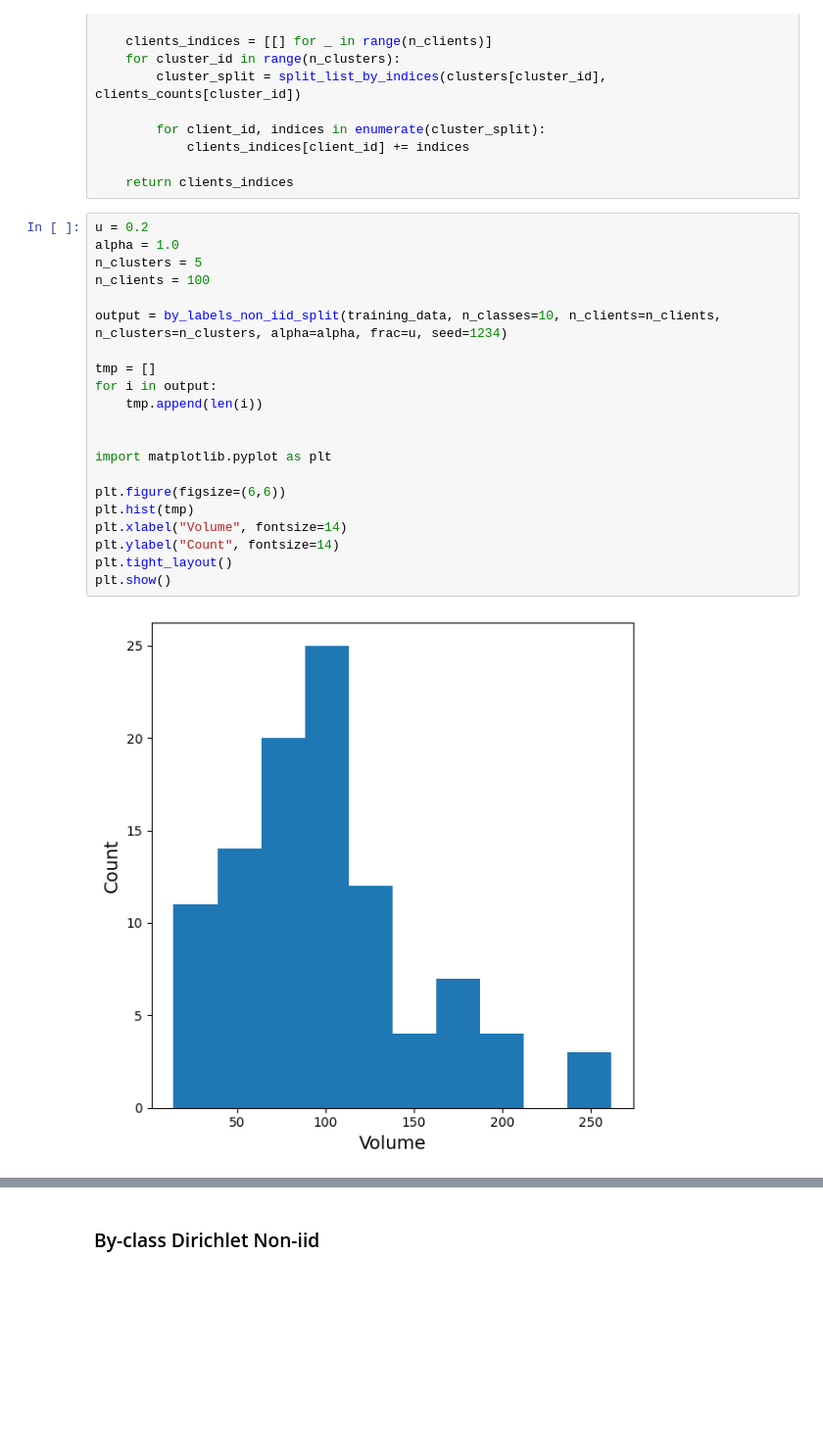
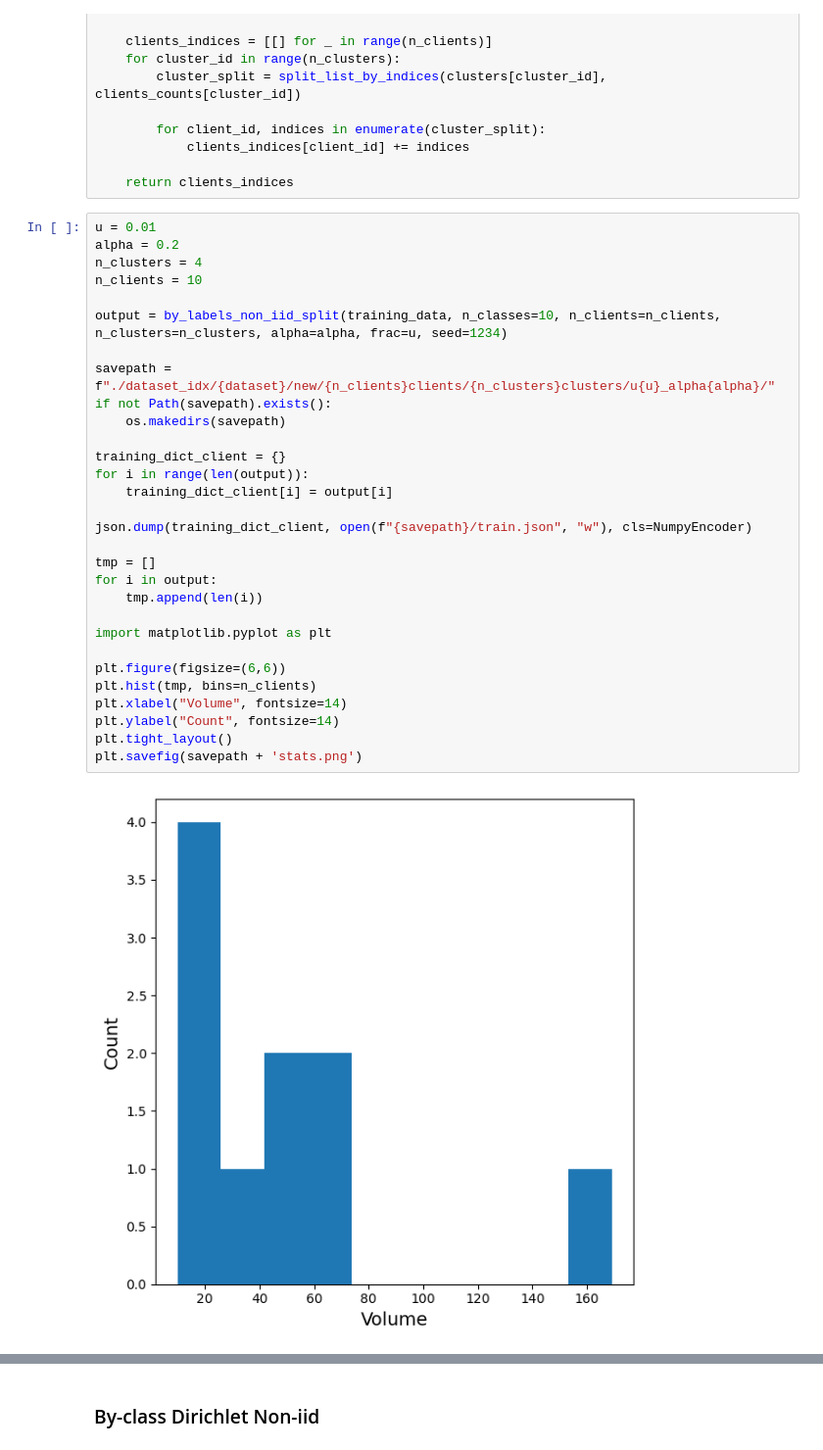
Before and after one commit to AIoT-Lab-BKAI/easyFL, a Jupyter notebook: gendata.ipynb, the cells around one changed output, grey strips where cells are left out. Shown at 98% size. Cells and saved outputs as stored; diff of their text form; blank space fills up the shorter version.

```diff
--- a/gendata.ipynb
+++ b/gendata.ipynb
@@ -842,25 +843,34 @@ def by_labels_non_iid_split(dataset, n_classes, n_clients, n_clusters, alpha, fr
 
     return clients_indices
 # %%
-u = 0.2
-alpha = 1.0
-n_clusters = 5
-n_clients = 100
+u = 0.01
+alpha = 0.2
+n_clusters = 4
+n_clients = 10
 
 output = by_labels_non_iid_split(training_data, n_classes=10, n_clients=n_clients, n_clusters=n_clusters, alpha=alpha, frac=u, seed=1234)
+
+savepath = f"./dataset_idx/{dataset}/new/{n_clients}clients/{n_clusters}clusters/u{u}_alpha{alpha}/"
+if not Path(savepath).exists():
+    os.makedirs(savepath)
+
+training_dict_client = {}
+for i in range(len(output)):
+    training_dict_client[i] = output[i]
+
+json.dump(training_dict_client, open(f"{savepath}/train.json", "w"), cls=NumpyEncoder)
 
 tmp = []
 for i in output:
     tmp.append(len(i))
 
-
 import matplotlib.pyplot as plt
 
 plt.figure(figsize=(6,6))
-plt.hist(tmp)
+plt.hist(tmp, bins=n_clients)
 plt.xlabel("Volume", fontsize=14)
 plt.ylabel("Count", fontsize=14)
 plt.tight_layout()
-plt.show()
+plt.savefig(savepath + 'stats.png')
 # %% [output]
-[figure, old version]
+[figure, new version]
```
Also changed, not shown: parts of 4 cells of this notebook, 8 other files.
